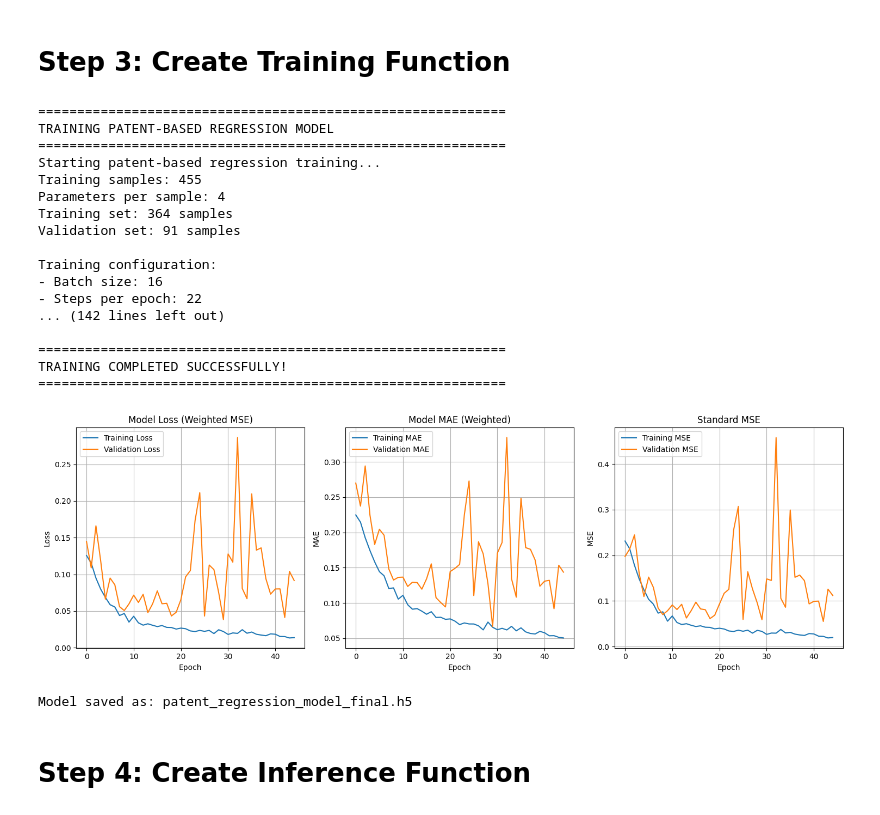
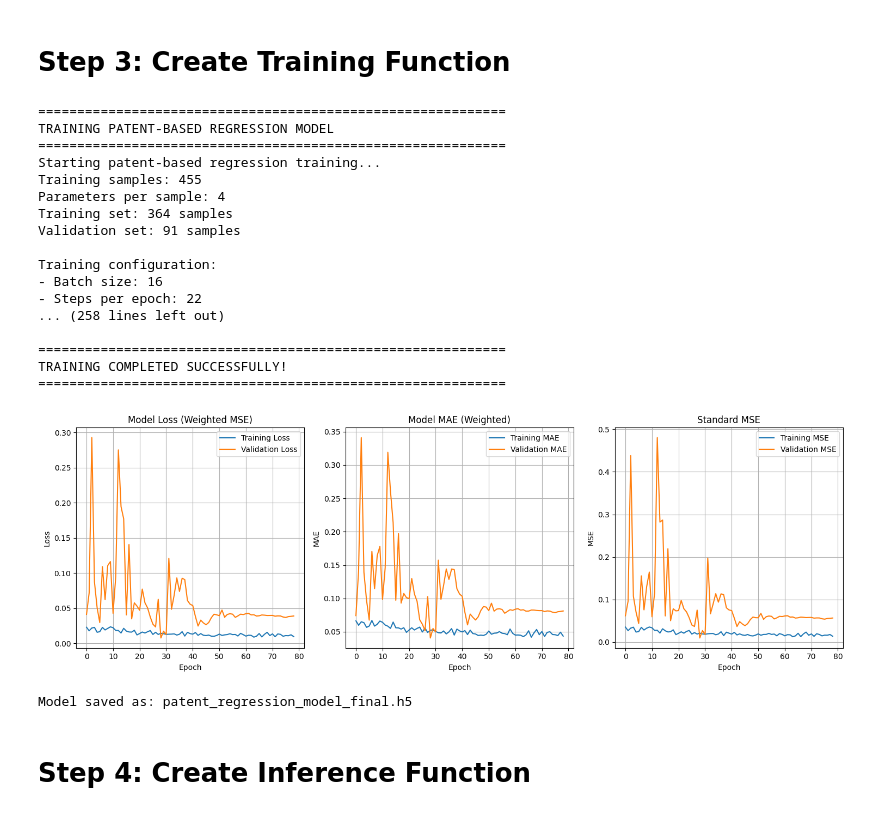
Before and after one commit to kckevinchenzkk/ML-Material, a Jupyter notebook: main.ipynb, the cells around one changed output. Drawn from its saved outputs; the diff is of its cells as text; code cells hidden in the pictures.

```diff
--- a/main.ipynb
+++ b/main.ipynb
@@ -514,7 +514,7 @@ def train_regression_model(model, top_images, side_images, parameters, validatio
     callbacks = [
         EarlyStopping(
             monitor='val_loss',
-            patience=15,
+            patience=50,
             restore_best_weights=True,
             verbose=1
         ),
@@ -642,35 +642,35 @@ if len(top_imgs) > 0:
 
         plt.tight_layout()
         plt.show()
 
         # Save final model
         regression_model.save('patent_regression_model_final.h5')
         print("Model saved as: patent_regression_model_final.h5")
 
     else:
         print("Training failed - no data available")
 
 else:
     print("No training data loaded. Please check data loader in Step 1.")
 # %% [output]
 ============================================================
 TRAINING PATENT-BASED REGRESSION MODEL
 ============================================================
 Starting patent-based regression training...
 Training samples: 455
 Parameters per sample: 4
 Training set: 364 samples
 Validation set: 91 samples
 
 Training configuration:
 - Batch size: 16
 - Steps per epoch: 22
-... (142 lines left out)
+... (258 lines left out)
 
 ============================================================
 TRAINING COMPLETED SUCCESSFULLY!
 ============================================================
-[figure, old version]
+[figure, new version]
 Model saved as: patent_regression_model_final.h5
 # %% [markdown]
 # Step 4: Create Inference Function
```
